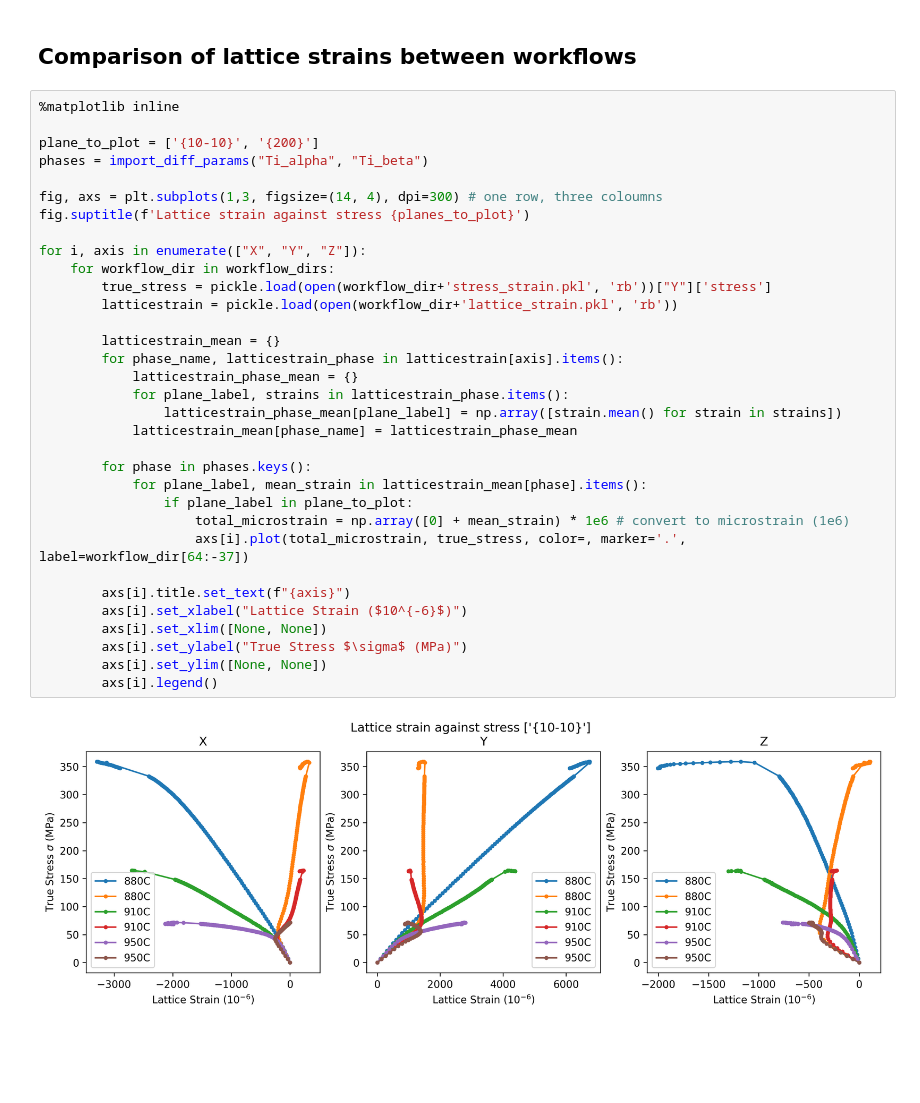
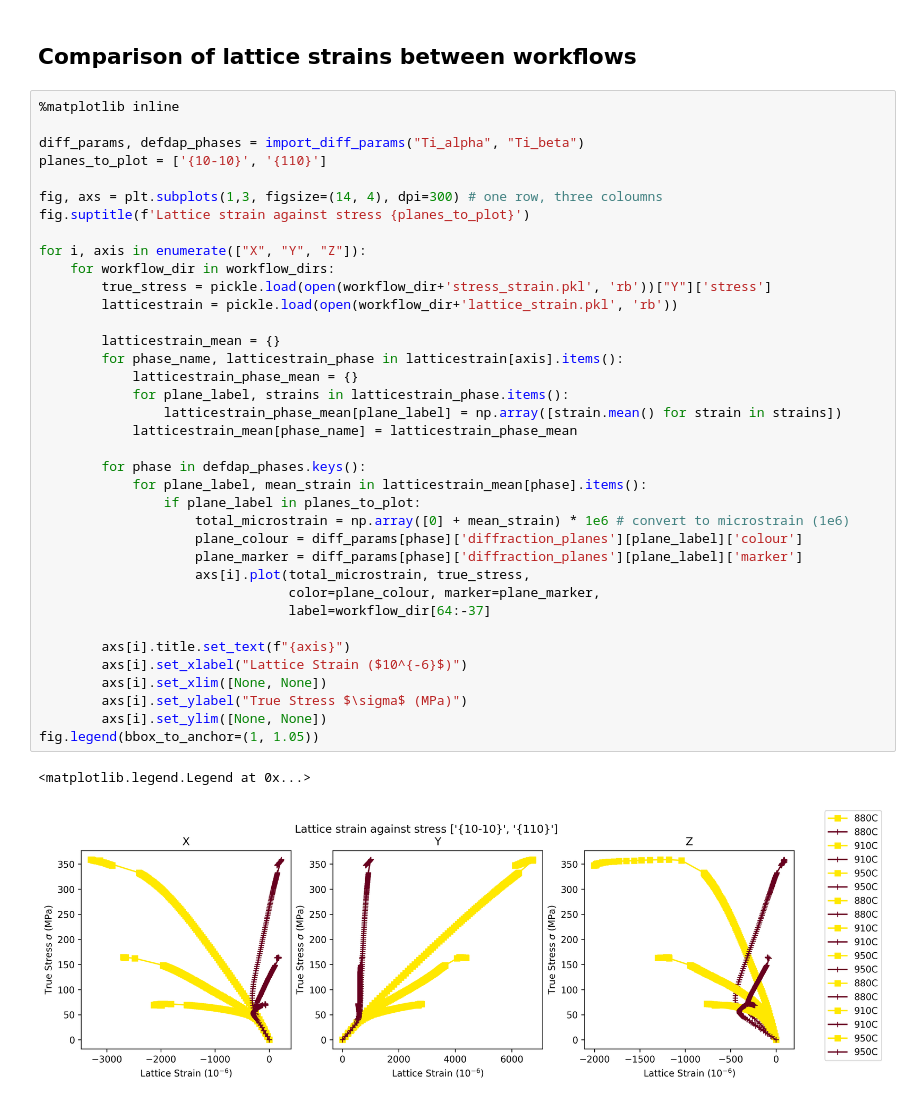
Before and after one commit to LightForm-group/Diffraction-postprocessing, a Jupyter notebook: comparison_of_workflows.ipynb, the cells around one changed output. Drawn from its saved outputs; the diff is of its cells as text; blank space fills up the shorter version.

Commit message:
Lattice strain comparison uses plane colours in diff_params.yaml #9

```diff
--- a/comparison_of_workflows.ipynb
+++ b/comparison_of_workflows.ipynb
@@ -69,35 +69,40 @@ for i, axis in enumerate(["X", "Y", "Z"]): # loop over axes directions
 # %%
 %matplotlib inline
 
-plane_to_plot = ['{10-10}', '{200}']
-phases = import_diff_params("Ti_alpha", "Ti_beta")
+diff_params, defdap_phases = import_diff_params("Ti_alpha", "Ti_beta")
+planes_to_plot = ['{10-10}', '{110}']
 
 fig, axs = plt.subplots(1,3, figsize=(14, 4), dpi=300) # one row, three coloumns
 fig.suptitle(f'Lattice strain against stress {planes_to_plot}')
 
 for i, axis in enumerate(["X", "Y", "Z"]):
     for workflow_dir in workflow_dirs:
         true_stress = pickle.load(open(workflow_dir+'stress_strain.pkl', 'rb'))["Y"]['stress']
         latticestrain = pickle.load(open(workflow_dir+'lattice_strain.pkl', 'rb'))
 
         latticestrain_mean = {}
         for phase_name, latticestrain_phase in latticestrain[axis].items():
             latticestrain_phase_mean = {}
             for plane_label, strains in latticestrain_phase.items():
                 latticestrain_phase_mean[plane_label] = np.array([strain.mean() for strain in strains])
             latticestrain_mean[phase_name] = latticestrain_phase_mean
 
-        for phase in phases.keys():
+        for phase in defdap_phases.keys():
             for plane_label, mean_strain in latticestrain_mean[phase].items():
-                if plane_label in plane_to_plot:
+                if plane_label in planes_to_plot:
                     total_microstrain = np.array([0] + mean_strain) * 1e6 # convert to microstrain (1e6)
-                    axs[i].plot(total_microstrain, true_stress, color=, marker='.', label=workflow_dir[64:-37])
+                    plane_colour = diff_params[phase]['diffraction_planes'][plane_label]['colour']
+                    plane_marker = diff_params[phase]['diffraction_planes'][plane_label]['marker']
+                    axs[i].plot(total_microstrain, true_stress,
+                                color=plane_colour, marker=plane_marker,
+                                label=workflow_dir[64:-37]
 
         axs[i].title.set_text(f"{axis}")
         axs[i].set_xlabel("Lattice Strain ($10^{-6}$)")
         axs[i].set_xlim([None, None])
         axs[i].set_ylabel("True Stress $\sigma$ (MPa)")
         axs[i].set_ylim([None, None])
-        axs[i].legend()
+fig.legend(bbox_to_anchor=(1, 1.05))
 # %% [output]
+<matplotlib.legend.Legend at 0x...>
-[figure, old version]
+[figure, new version]
```
Also changed, not shown: parts of 2 cells of this notebook.
